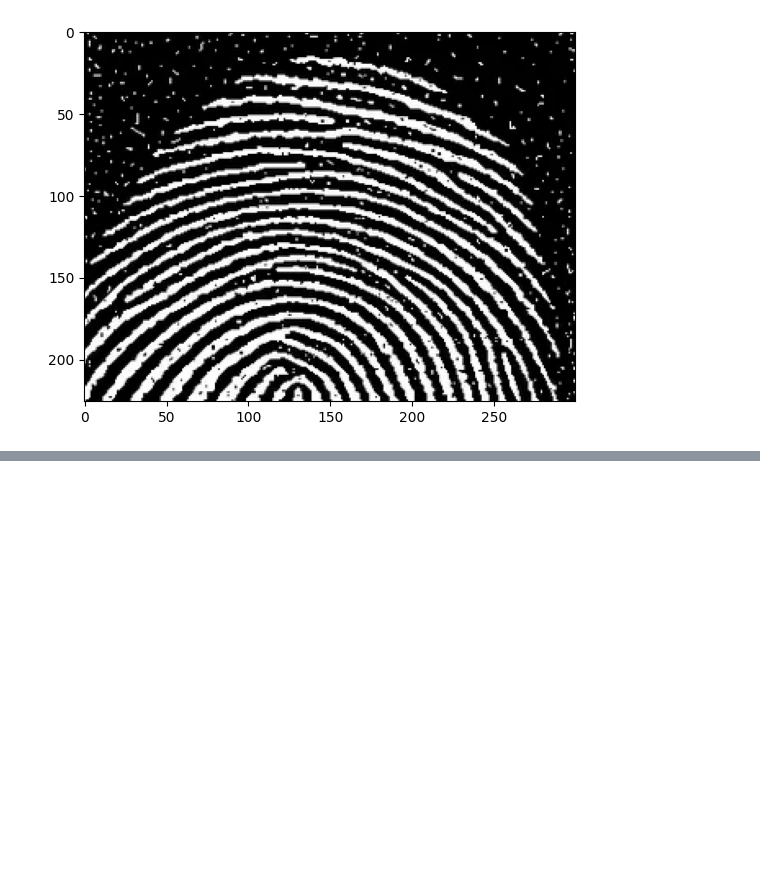
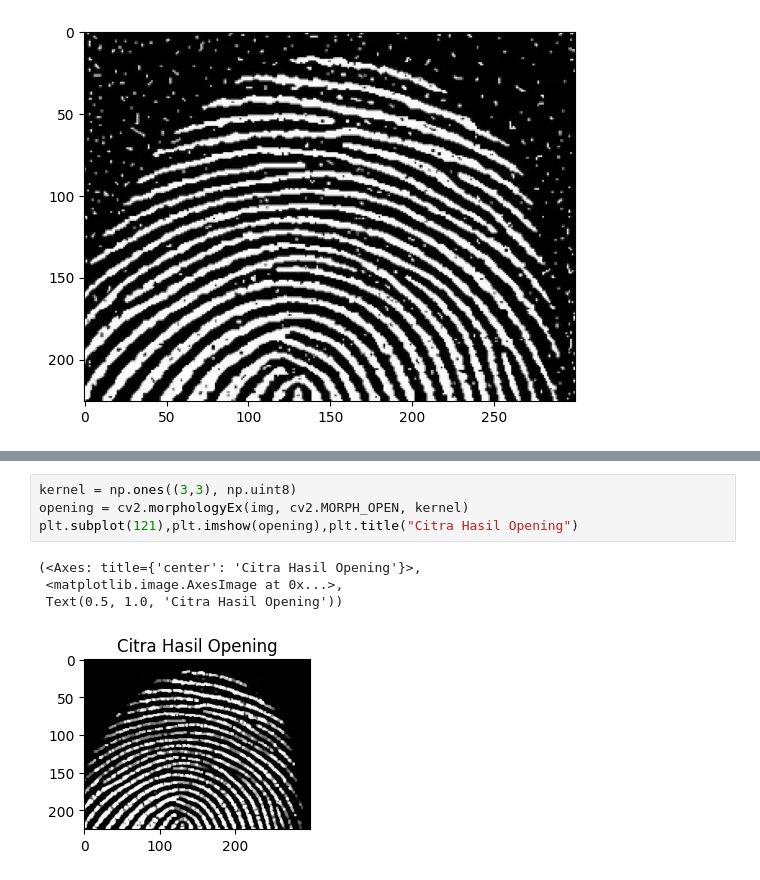
Before and after one commit to novita824/PCVK_Genap_2023, a Jupyter notebook: Week9.ipynb, the cells around one changed output, grey strips where cells are left out. Saved outputs shown, nothing was run; the diff lists cells and outputs as text; blank space fills up the shorter version.

```diff
--- a/Week9.ipynb
+++ b/Week9.ipynb
@@ -64,0 +76,9 @@ plt.imshow(img)
+# %%
+kernel = np.ones((3,3), np.uint8)
+opening = cv2.morphologyEx(img, cv2.MORPH_OPEN, kernel)
+plt.subplot(121),plt.imshow(opening),plt.title("Citra Hasil Opening")
+# %% [output]
+(<Axes: title={'center': 'Citra Hasil Opening'}>,
+ <matplotlib.image.AxesImage at 0x...>,
+ Text(0.5, 1.0, 'Citra Hasil Opening'))
+[figure, added]
```
Also changed, not shown: parts of 1 cell of this notebook.
